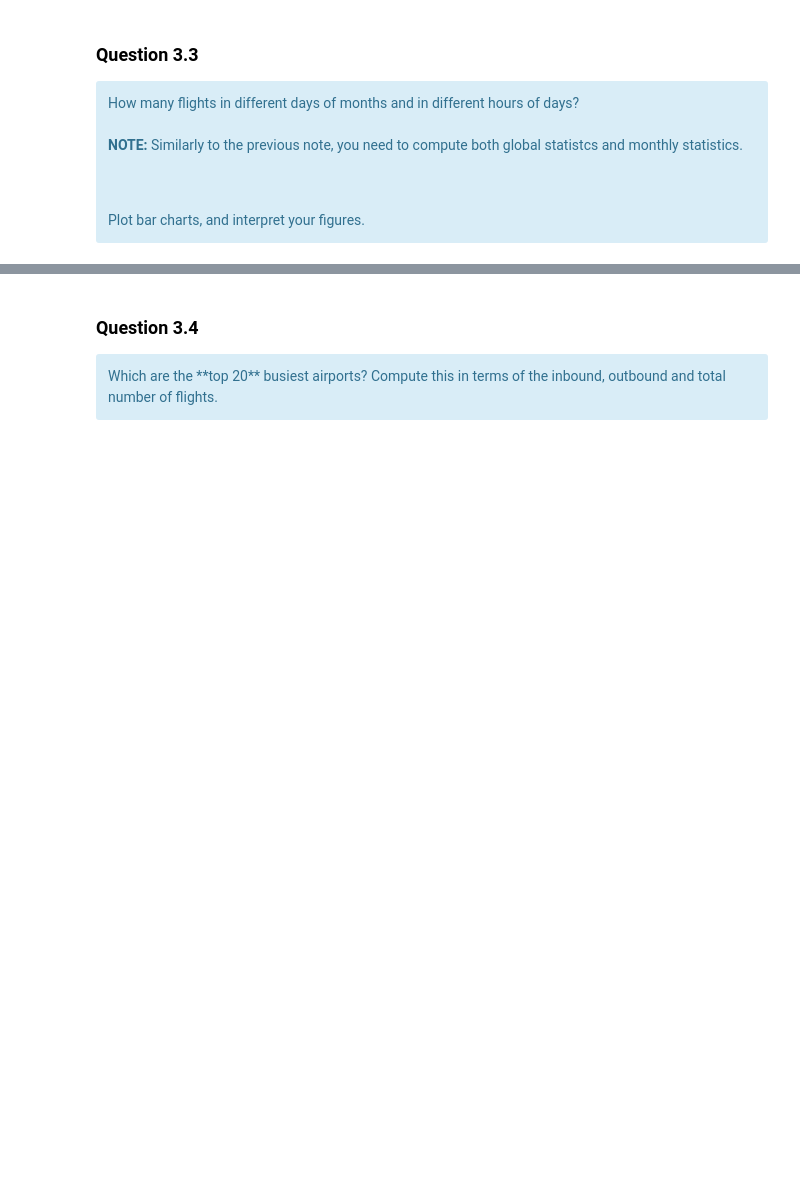
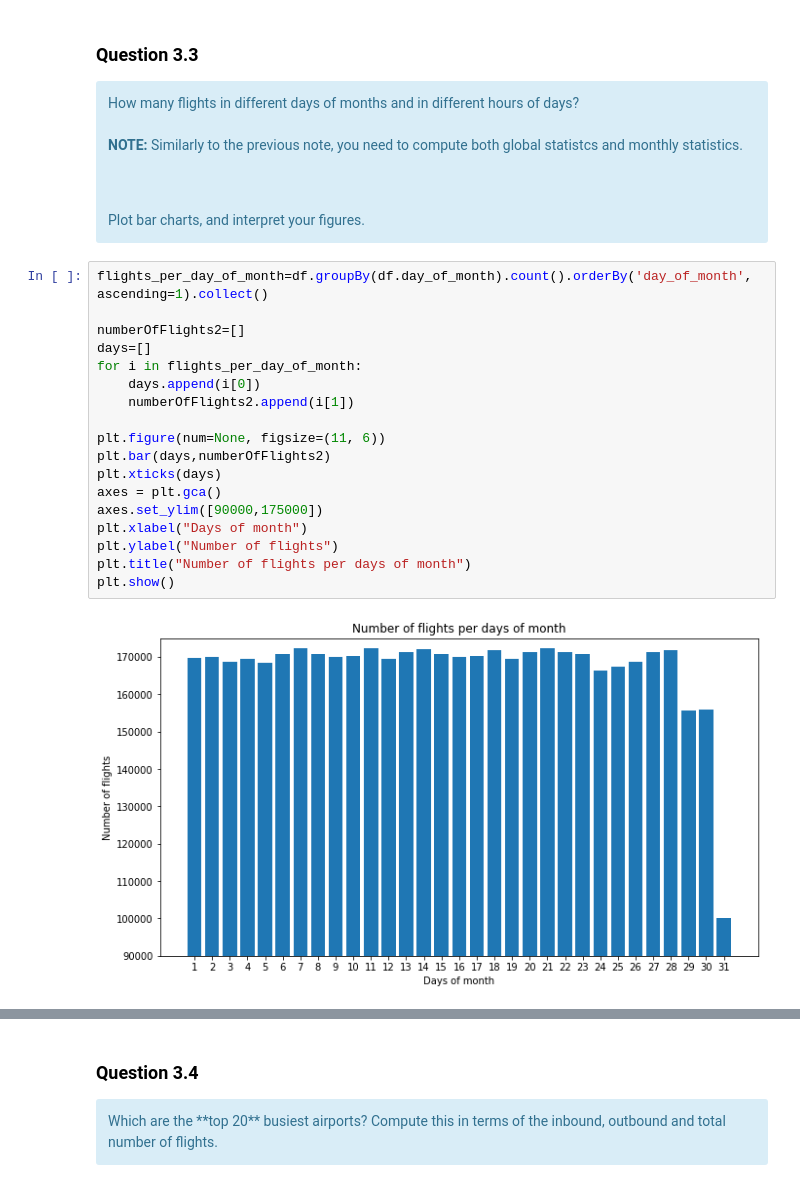
Before and after one commit to firas34/cloudLab2, a Jupyter notebook: SPARSQL.ipynb, the cells around one changed output, grey strips where cells are left out. Saved outputs shown, nothing was run; the diff lists cells and outputs as text; blank space fills up the shorter version.

```diff
--- a/SPARSQL.ipynb
+++ b/SPARSQL.ipynb
@@ -503,3 +562,23 @@ How many flights in different days of months and in different hours of days?
 <br>
 Plot  bar charts, and interpret your figures.
 </div>
+# %%
+flights_per_day_of_month=df.groupBy(df.day_of_month).count().orderBy('day_of_month', ascending=1).collect()
+
+numberOfFlights2=[]
+days=[]
+for i in flights_per_day_of_month:
+    days.append(i[0])
+    numberOfFlights2.append(i[1])
+
+plt.figure(num=None, figsize=(11, 6))
+plt.bar(days,numberOfFlights2)
+plt.xticks(days)
+axes = plt.gca()
+axes.set_ylim([90000,175000])
+plt.xlabel("Days of month")
+plt.ylabel("Number of flights")
+plt.title("Number of flights per days of month")
+plt.show()
+# %% [output]
+[figure, added]
```
Also changed, not shown: parts of 20 cells of this notebook.
